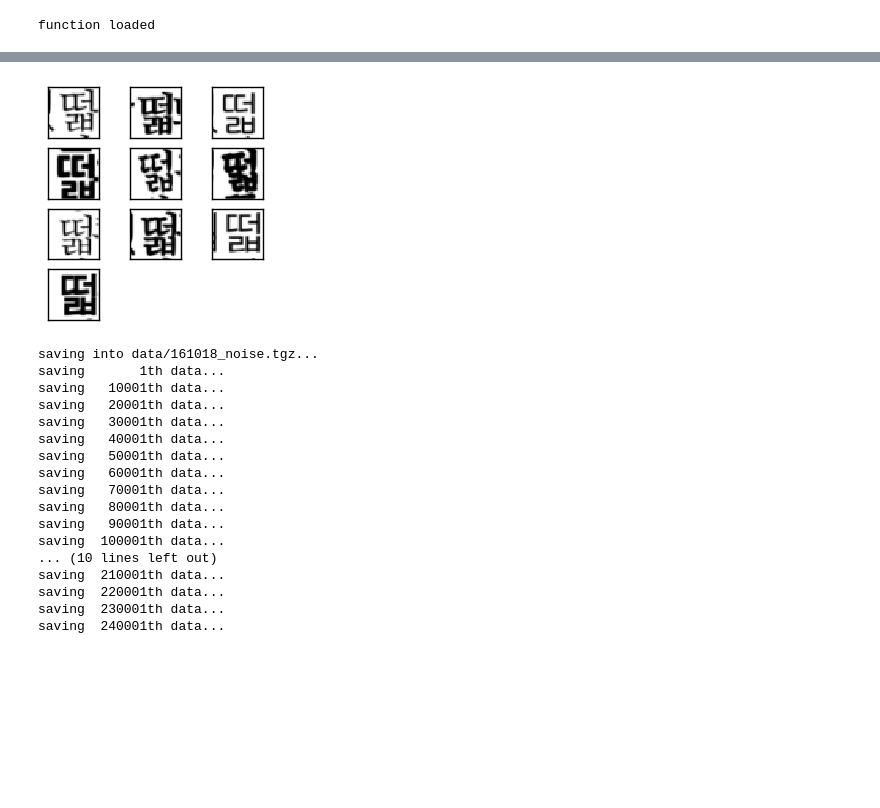
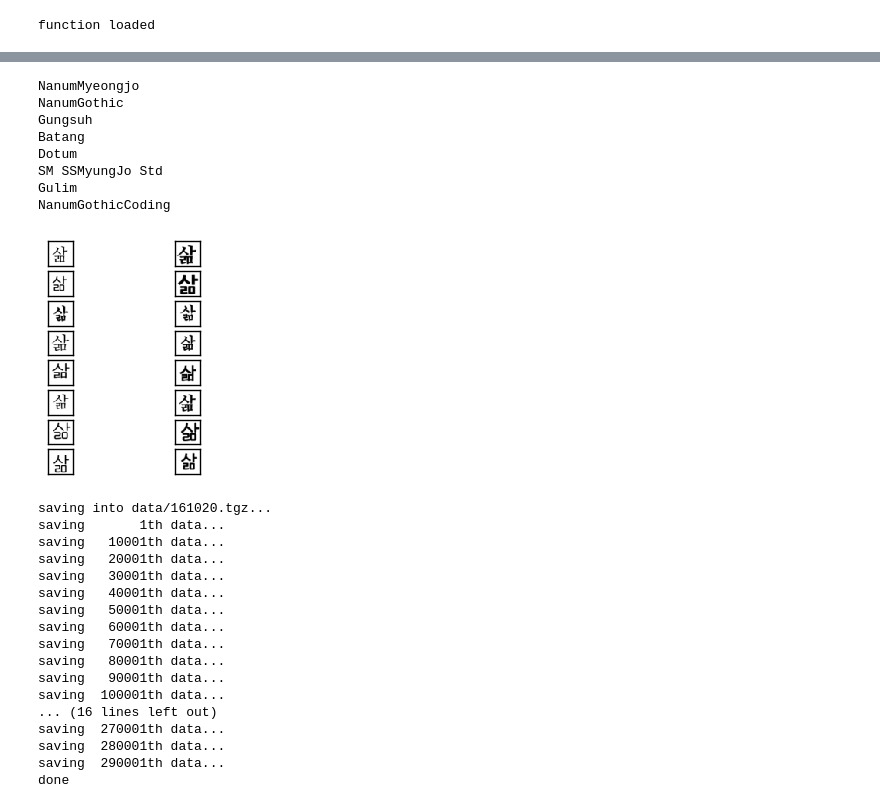
Before and after one commit to yeonwooKim/KoreanOCR, a Jupyter notebook: ch_recog_data.ipynb, the cells around one changed output, grey strips where cells are left out. Saved outputs shown, nothing was run; the diff lists cells and outputs as text; code cells hidden in the pictures; blank space fills up the shorter version.

Commit message:
data without noise

```diff
--- a/ch_recog_data.ipynb
+++ b/ch_recog_data.ipynb
@@ -25,10 +25,15 @@ en_chset.extend(["a", "b", "c", "d", "e", "f", "g", "h", "i", "j", "k", "l", "m"
 en_chset.extend(["A", "B", "C", "D", "E", "F", "G", "H", "I", "J", "K", "L", "M", "N",\
               "O", "P", "Q", "R", "S", "T", "U", "V", "W", "X", "Y", "Z"])
 en_chset.extend(["(", ")", "'", "\"", ".", ",", ":", ";", "!", "?", "/", "@", "#", "$",\
-              "%", "^", "&", "*", "[", "]", "{", "}", "<", ">", "~", "-"])
+              "%", "^", "&", "*", "[", "]", "{", "}", "<", ">", "~", "-", "_", "「", "」", "『", "』",
+                "《", "》", "·"])
 
 all_chset = ko_chset + en_chset
 
+fonts = ["NanumMyeongjo", "NanumGothic", "Gungsuh", "Batang", "Dotum", "SM SSMyungJo Std", "Gulim",
+         "NanumGothicCoding"]
+weights = ["NORMAL", "BOLD"]
+
 def get_random_ch(chset=all_chset):
     return chset[random.randrange(0,len(chset))]
 # %% [output]
@@ -171,17 +285,25 @@ draw_subplot(sliced, 1, 3)
 # %%
 import itertools
 import json
 
-fonts = ["NanumMyeongjo", "NanumGothic", "Gungsuh", "Batang", "Dotum"]
-weights = ["NORMAL", "BOLD"]
-
 
 def show_example(ch, fonts, weights):
     sliced = []
+    for font in fonts:
+        print(font)
     for font, weight in itertools.product(fonts, weights):
-        sliced.append(slice_img(generate_mat(ch, font, weight)))
-    draw_subplot(sliced, math.ceil(len(sliced)/3), 3)
+        sliced.append(slice_img(get_mat(ch, font, weight)))
+    draw_subplot(sliced, math.ceil(len(sliced)/2), 2)
 
-show_example("떫", fonts, weights)
+mat = dict()
+show_example("삶", fonts, weights)
 # %% [output]
+NanumMyeongjo
+NanumGothic
+Gungsuh
+Batang
+Dotum
+SM SSMyungJo Std
+Gulim
+NanumGothicCoding
-[figure, old version]
+[figure, new version]
@@ -244,7 +310,8 @@ def save_chset_random(chsets, chws, path, num):
 # %%
-save_chset_random((en_chset, ko_chset), (1, 3), "data/161018_noise.tgz", 300000)
+mat = dict()
+save_chset_random((en_chset, ko_chset), (1, 3), "data/161020.tgz", 300000)
 # %% [output]
-saving into data/161018_noise.tgz...
+saving into data/161020.tgz...
 saving       1th data...
 saving   10001th data...
 saving   20001th data...
@@ -256,8 +323,8 @@ saving   70001th data...
 saving   80001th data...
 saving   90001th data...
 saving  100001th data...
-... (10 lines left out)
-saving  210001th data...
-saving  220001th data...
-saving  230001th data...
-saving  240001th data...
+... (16 lines left out)
+saving  270001th data...
+saving  280001th data...
+saving  290001th data...
+done
```
Also changed, not shown: parts of 5 cells of this notebook, 8 other files.
